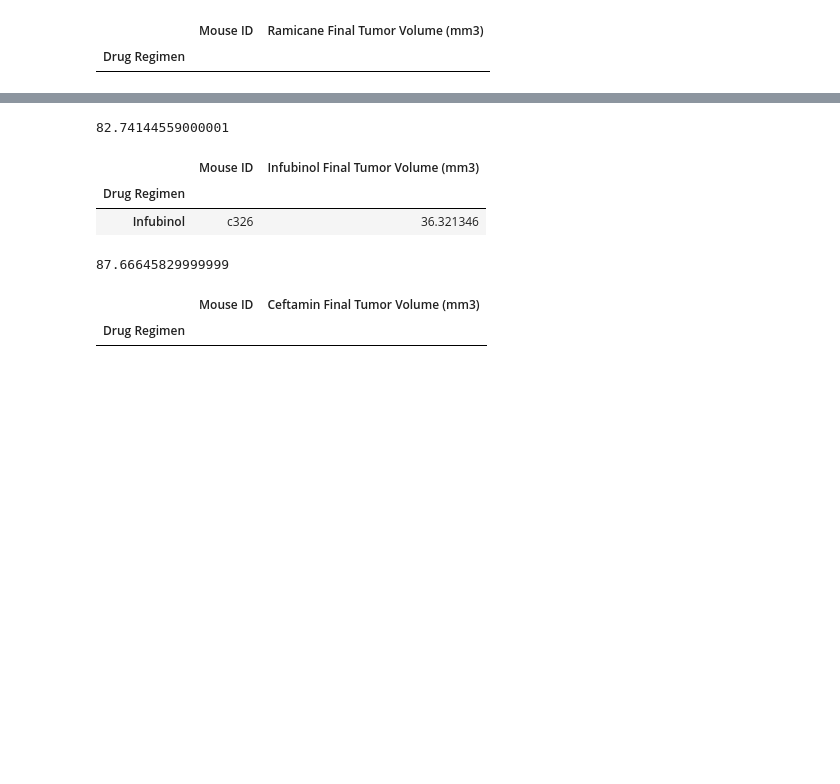
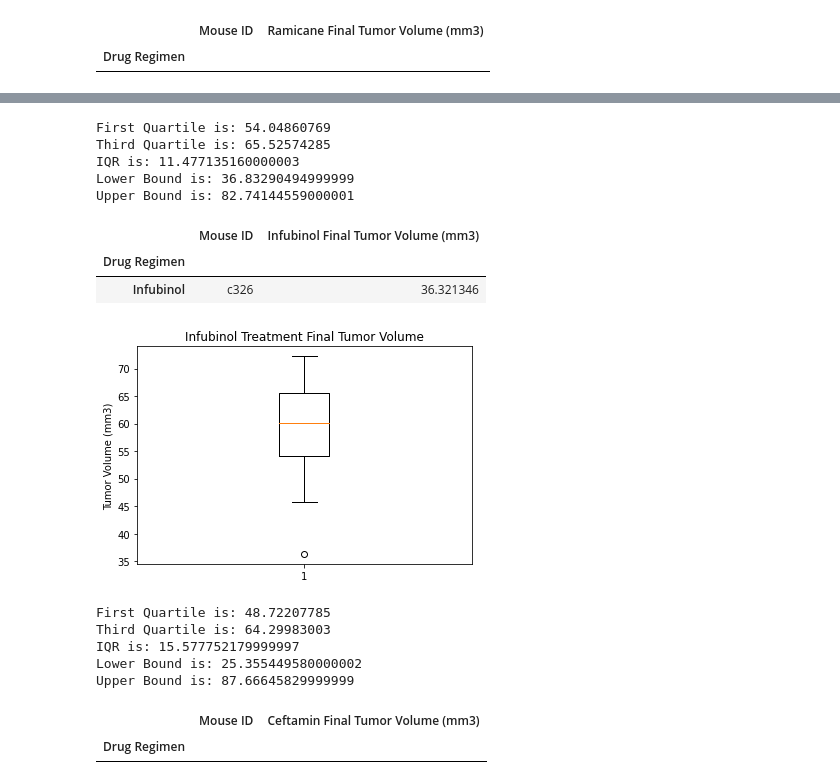
Before and after one commit to Richard-Lee123/Matplotlib-Challenge, a Jupyter notebook: Pymaceuticals/pymaceuticals_starter.ipynb, the cells around one changed output, grey strips where cells are left out. Cells and saved outputs as stored; diff of their text form; code cells hidden in the pictures; blank space fills up the shorter version.

```diff
--- a/Pymaceuticals/pymaceuticals_starter.ipynb
+++ b/Pymaceuticals/pymaceuticals_starter.ipynb
@@ -324,14 +377,32 @@ l_bound = Q1-1.5*IQR
 l_bound
 u_bound = Q3+1.5*IQR
 u_bound
+print(f"First Quartile is: {Q1}")
+print(f"Third Quartile is: {Q3}")
+print(f"IQR is: {IQR}")
+print(f"Lower Bound is: {l_bound}")
+print(f"Upper Bound is: {u_bound}")
 # %% [output]
-82.74144559000001
+First Quartile is: 54.04860769
+Third Quartile is: 65.52574285
+IQR is: 11.477135160000003
+Lower Bound is: 36.83290494999999
+Upper Bound is: 82.74144559000001
 # %%
 infubinol_df[(infubinol_df['Infubinol Final Tumor Volume (mm3)']<l_bound)|(infubinol_df['Infubinol Final Tumor Volume (mm3)']>u_bound)]
 # %% [output]
 |  | Mouse ID | Infubinol Final Tumor Volume (mm3) |
 | Drug Regimen |  |  |
 | Infubinol | c326 | 36.321346 |
+# %%
+infu_bx = infubinol_df['Infubinol Final Tumor Volume (mm3)']
+fig1, ax1 = plt.subplots()
+ax1.set_title('Infubinol Treatment Final Tumor Volume')
+ax1.set_ylabel('Tumor Volume (mm3)')
+ax1.boxplot(infu_bx)
+plt.show()
+# %% [output]
+[figure, added]
 # %%
 ceftamin_df = lt_df.drop(['Ramicane','Infubinol','Capomulin']).rename(columns={'Tumor Volume (mm3)':'Ceftamin Final Tumor Volume (mm3)'})
 # ceftamin_df
@@ -346,8 +417,17 @@ l_bound = Q1-1.5*IQR
 l_bound
 u_bound = Q3+1.5*IQR
 u_bound
+print(f"First Quartile is: {Q1}")
+print(f"Third Quartile is: {Q3}")
+print(f"IQR is: {IQR}")
+print(f"Lower Bound is: {l_bound}")
+print(f"Upper Bound is: {u_bound}")
 # %% [output]
-87.66645829999999
+First Quartile is: 48.72207785
+Third Quartile is: 64.29983003
+IQR is: 15.577752179999997
+Lower Bound is: 25.355449580000002
+Upper Bound is: 87.66645829999999
 # %%
 ceftamin_df[(ceftamin_df['Ceftamin Final Tumor Volume (mm3)']<l_bound)|(ceftamin_df['Ceftamin Final Tumor Volume (mm3)']>u_bound)]
 # %% [output]
```
Also changed, not shown: parts of 13 cells of this notebook.
